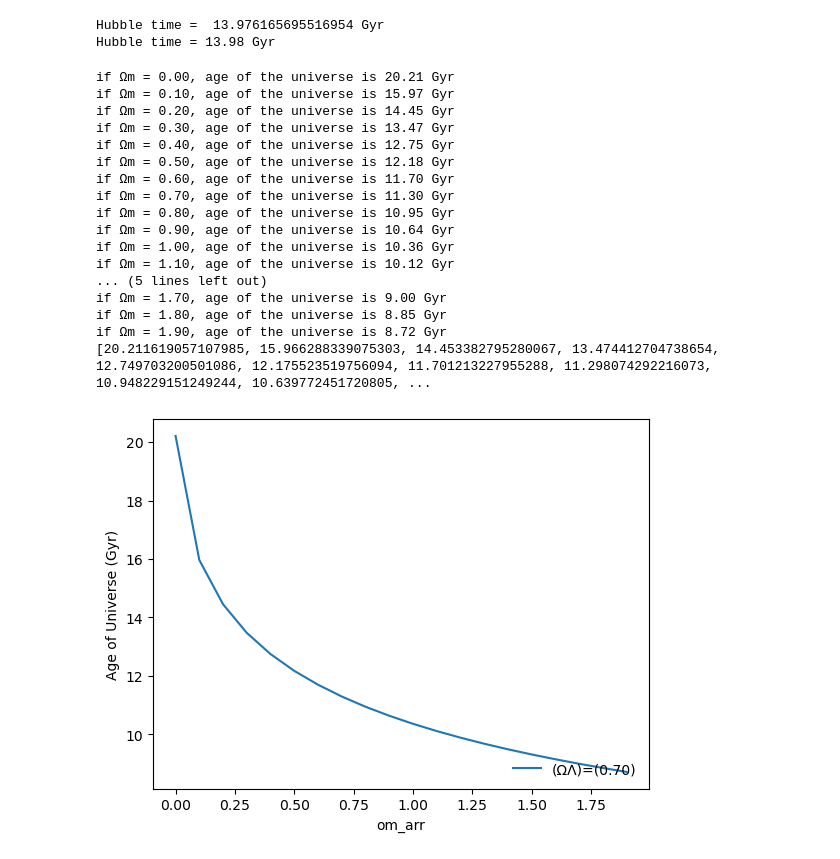
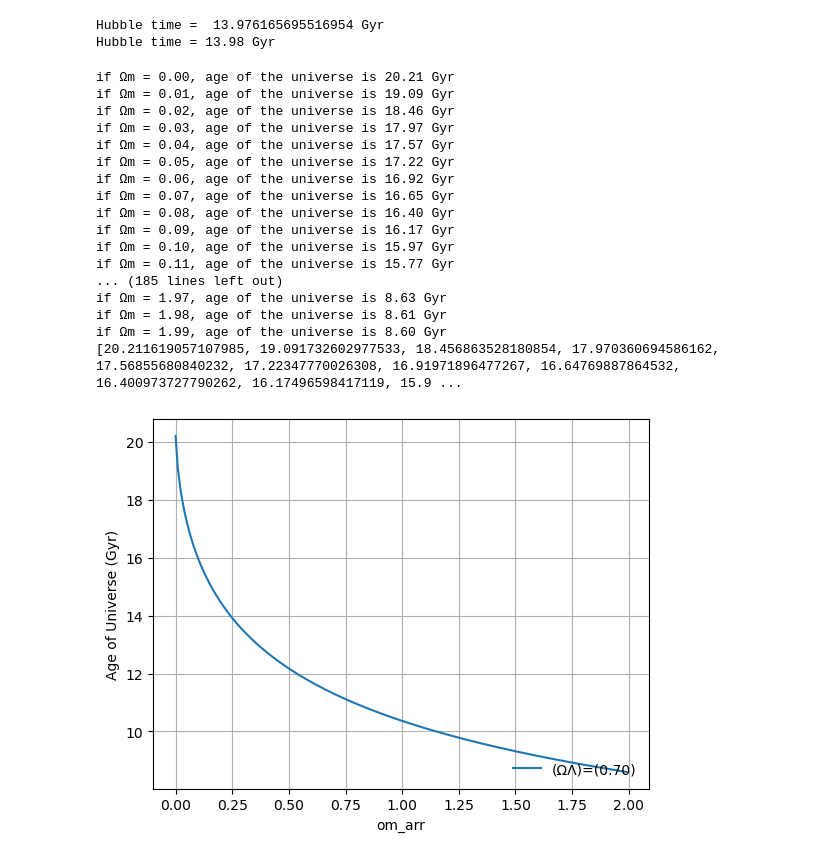
Before and after one commit to scotdevlin/Cosmo_tall, a Jupyter notebook: Age of the universe vs Ωm or ΩΛ.ipynb, the cells around one changed output. Drawn from its saved outputs; the diff is of its cells as text; code cells hidden in the pictures.

```diff
--- a/Age of the universe vs Ωm or ΩΛ.ipynb
+++ b/Age of the universe vs Ωm or ΩΛ.ipynb
@@ -21,47 +21,43 @@ Hubble time = 13.98 Gyr
 # %%
 ol = 0.7
 
-om_arr = np.arange(0,2,0.1)
+om_arr = np.arange(0,2,0.01)
 age_Gyr_arr = []                        # create an empty array
 
 
 def adotinv(a,om,ol,ok):
     adot = a*(np.sqrt((om * a**(-3)) + (ok * a**(-2)) + ol))  # EQUATION 9 = adot/H
     return 1.0/adot
 
 for om in om_arr:
     ok = 1.0-om-ol
     t_lookback_Gyr = integrate.quad(adotinv, 0.0, 1.0, args=(om,ol,ok))  # integral limits in green, they are between what values of a you want to know the time for
     age_Gyr = t_lookback_Gyr[0]/H0y
     age_Gyr_arr.append(age_Gyr)                                                # Append age_Gyr to age_Gyr_arr
-    print('if Ωm = %.2f, age of the universe is %.2f Gyr'%(om,age_Gyr))
+    # print('if Ωm = %.2f, age of the universe is %.2f Gyr'%(om,age_Gyr))
 
-# Print age_Gyr_arr
-print(age_Gyr_arr)
-
-# Uncomment these commands to plot this new model (note I've added a label that can be used in the legend)
-#plt.plot(t_lookback_Gyr,a_arr,label='(ΩM,ΩΛ)(ΩM,ΩΛ)(\Omega_M,\Omega_\Lambda)=(%.2f,%.2f)'%(om,ol))
 plt.plot(om_arr,age_Gyr_arr,label='(ΩΛ)=(%.2f)'%(ol))
 plt.xlabel('om_arr')
 plt.ylabel('Age of Universe (Gyr)')
 plt.legend(loc='lower right',frameon=False)
+plt.grid(True)  # Add grid lines
 plt.show()
 # %% [output]
 if Ωm = 0.00, age of the universe is 20.21 Gyr
+if Ωm = 0.01, age of the universe is 19.09 Gyr
+if Ωm = 0.02, age of the universe is 18.46 Gyr
+if Ωm = 0.03, age of the universe is 17.97 Gyr
+if Ωm = 0.04, age of the universe is 17.57 Gyr
+if Ωm = 0.05, age of the universe is 17.22 Gyr
+if Ωm = 0.06, age of the universe is 16.92 Gyr
+if Ωm = 0.07, age of the universe is 16.65 Gyr
+if Ωm = 0.08, age of the universe is 16.40 Gyr
+if Ωm = 0.09, age of the universe is 16.17 Gyr
 if Ωm = 0.10, age of the universe is 15.97 Gyr
-if Ωm = 0.20, age of the universe is 14.45 Gyr
-if Ωm = 0.30, age of the universe is 13.47 Gyr
-if Ωm = 0.40, age of the universe is 12.75 Gyr
-if Ωm = 0.50, age of the universe is 12.18 Gyr
-if Ωm = 0.60, age of the universe is 11.70 Gyr
-if Ωm = 0.70, age of the universe is 11.30 Gyr
-if Ωm = 0.80, age of the universe is 10.95 Gyr
-if Ωm = 0.90, age of the universe is 10.64 Gyr
-if Ωm = 1.00, age of the universe is 10.36 Gyr
-if Ωm = 1.10, age of the universe is 10.12 Gyr
-... (5 lines left out)
-if Ωm = 1.70, age of the universe is 9.00 Gyr
-if Ωm = 1.80, age of the universe is 8.85 Gyr
-if Ωm = 1.90, age of the universe is 8.72 Gyr
-[20.211619057107985, 15.966288339075303, 14.453382795280067, 13.474412704738654, 12.749703200501086, 12.175523519756094, 11.701213227955288, 11.298074292216073, 10.948229151249244, 10.639772451720805, ...
+if Ωm = 0.11, age of the universe is 15.77 Gyr
+... (185 lines left out)
+if Ωm = 1.97, age of the universe is 8.63 Gyr
+if Ωm = 1.98, age of the universe is 8.61 Gyr
+if Ωm = 1.99, age of the universe is 8.60 Gyr
+[20.211619057107985, 19.091732602977533, 18.456863528180854, 17.970360694586162, 17.56855680840232, 17.22347770026308, 16.91971896477267, 16.64769887864532, 16.400973727790262, 16.17496598417119, 15.9 ...
-[figure, old version]
+[figure, new version]
```
Also changed, not shown: parts of 3 cells of this notebook.
